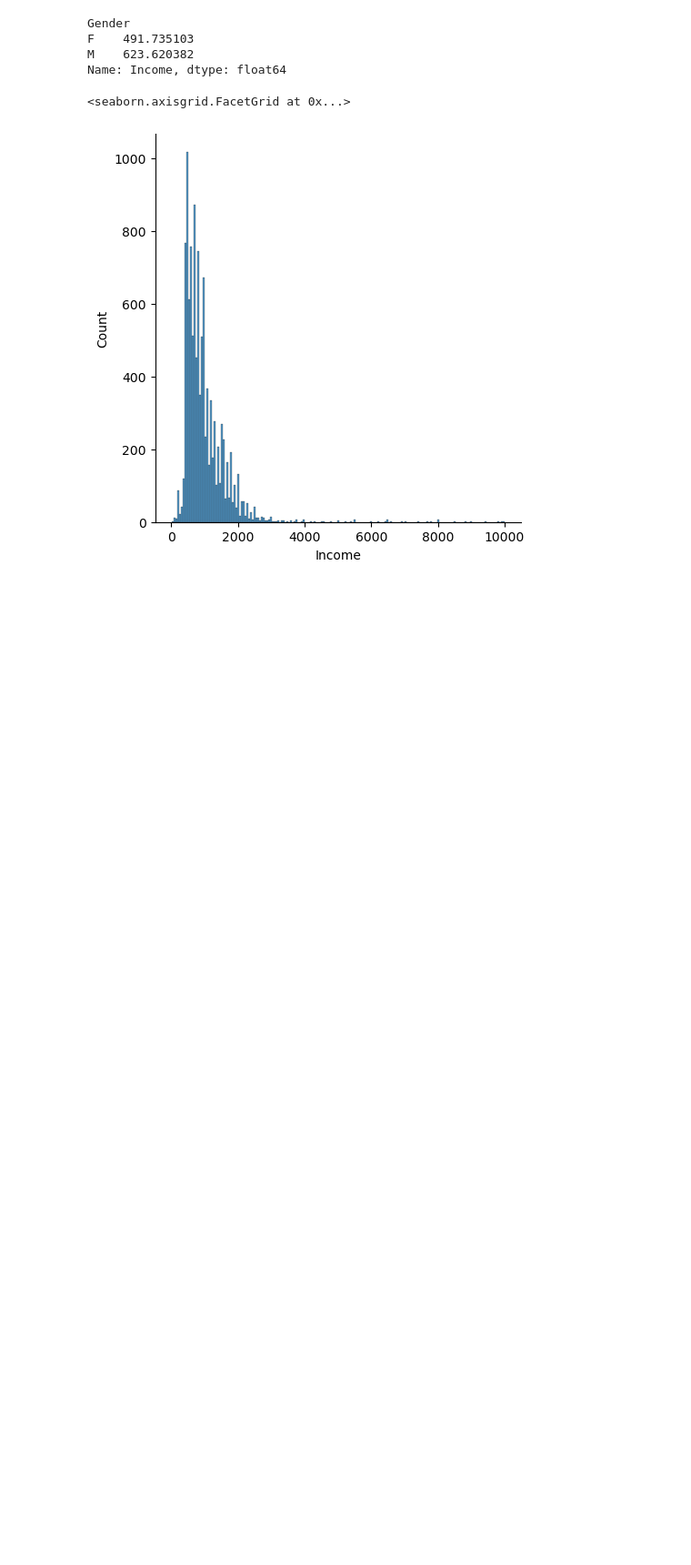
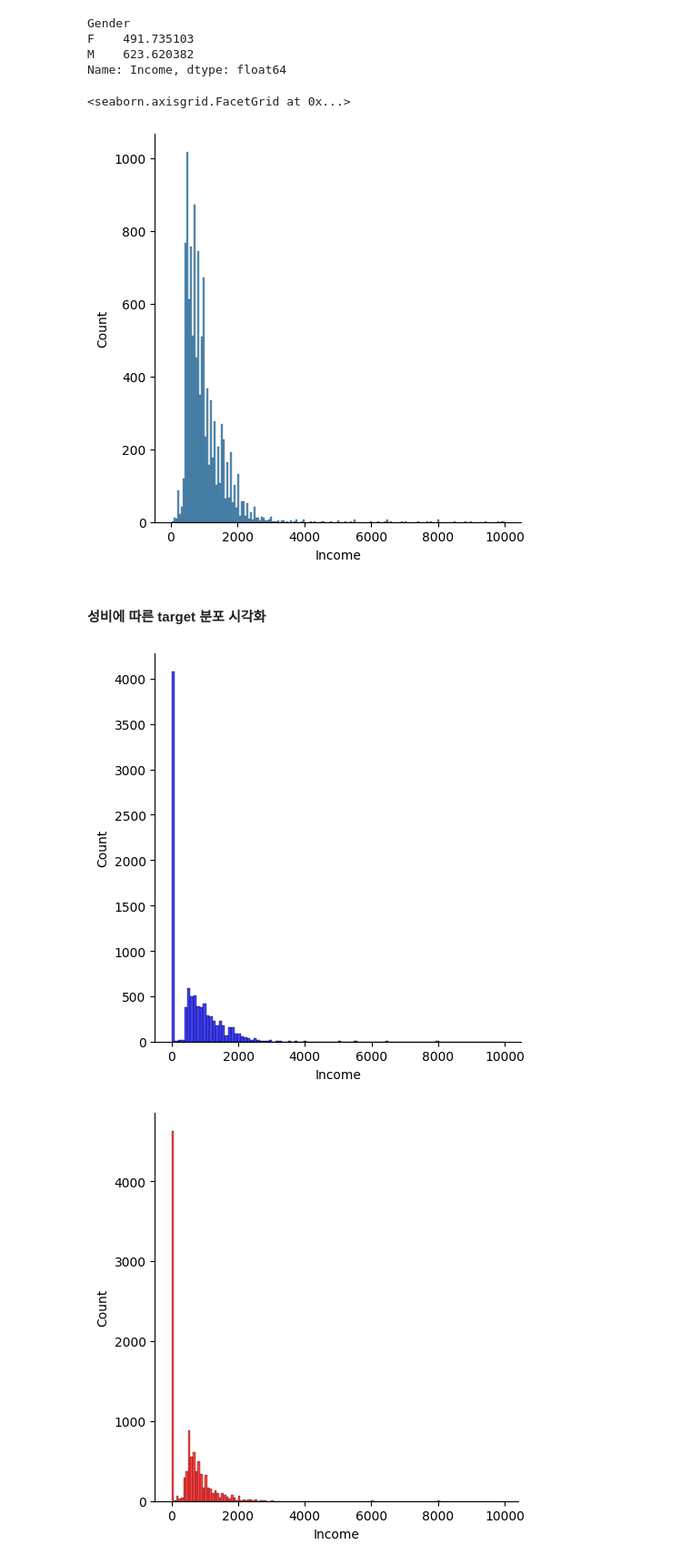
Before and after one commit to minglet/ML_study, a Jupyter notebook: dacon/income_predict/income_EDA.ipynb, the cells around one changed output. Shown: that part at 91% size. Drawn from its saved outputs; the diff is of its cells as text; code cells hidden in the pictures; blank space fills up the shorter version.

```diff
--- a/dacon/income_predict/income_EDA.ipynb
+++ b/dacon/income_predict/income_EDA.ipynb
@@ -129,3 +154,22 @@ sns.displot(train[cond]['Income'])
 # %% [output]
 <seaborn.axisgrid.FacetGrid at 0x...>
 [figure]
+# %% [markdown]
+#### 성비에 따른 target 분포 시각화
+# %%
+cond_m = train['Gender'] == 'M'
+cond_w = train['Gender'] == 'F'
+
+# fig, axes = plt.subplots(1, 2, figsize=(10, 5))
+
+sns.displot(train[cond_m]['Income'], label=0, color='blue')
+# axes[0].set_title('Male Income')
+
+sns.displot(train[cond_w]['Income'], label=1, color='red')
+# axes[1].set_title('Female Income')
+
+# plt.legend()
+plt.show()
+# %% [output]
+[figure, added]
+[figure, added]
```
Also changed, not shown: parts of 15 cells of this notebook, 4 other files.
